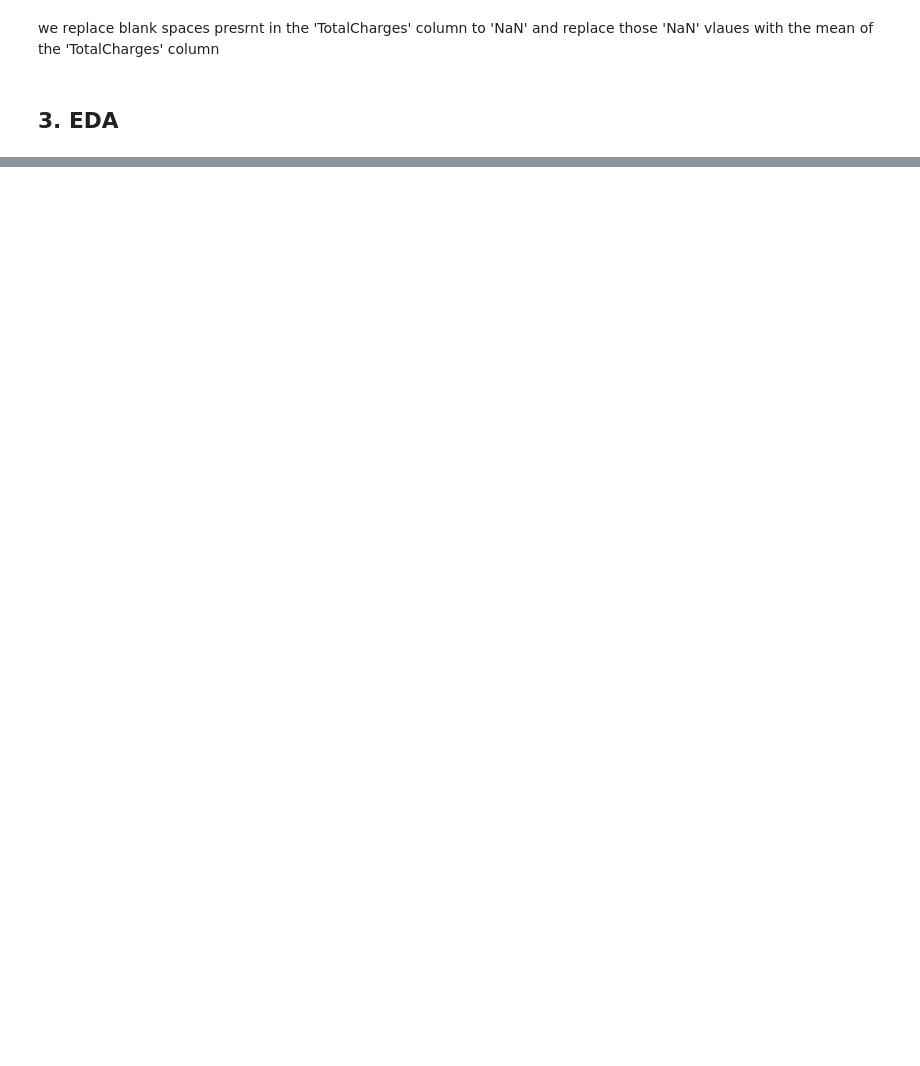
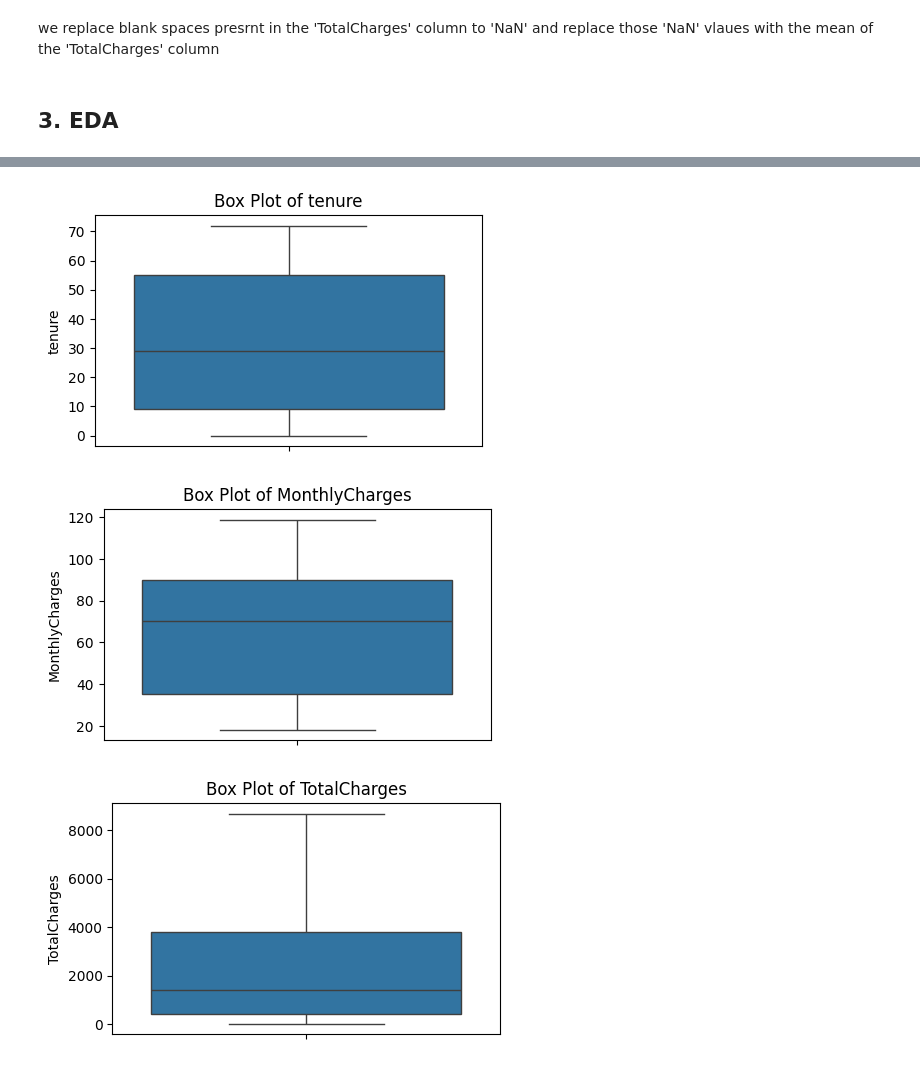
Before and after one commit to MayukhBaruah19/Customer-churn-prediction, a Jupyter notebook: Notebook/EDA.ipynb, the cells around one changed output, grey strips where cells are left out. Saved outputs shown, nothing was run; the diff lists cells and outputs as text; code cells hidden in the pictures; blank space fills up the shorter version.

```diff
--- a/Notebook/EDA.ipynb
+++ b/Notebook/EDA.ipynb
@@ -91,0 +135,15 @@ we replace blank spaces presrnt in the 'TotalCharges' column to 'NaN' and replac
+# %%
+def plot_boxplot(data, column_name):
+
+  plt.figure(figsize=(5, 3))
+  sns.boxplot(y=data[column_name])
+  plt.title(f"Box Plot of {column_name}")
+  plt.ylabel(column_name)
+  plt.show()
+plot_boxplot(data, 'tenure')
+plot_boxplot(data, 'MonthlyCharges')
+plot_boxplot(data, 'TotalCharges')
+# %% [output]
+[figure, added]
+[figure, added]
+[figure, added]
```
Also changed, not shown: parts of 11 cells of this notebook.
